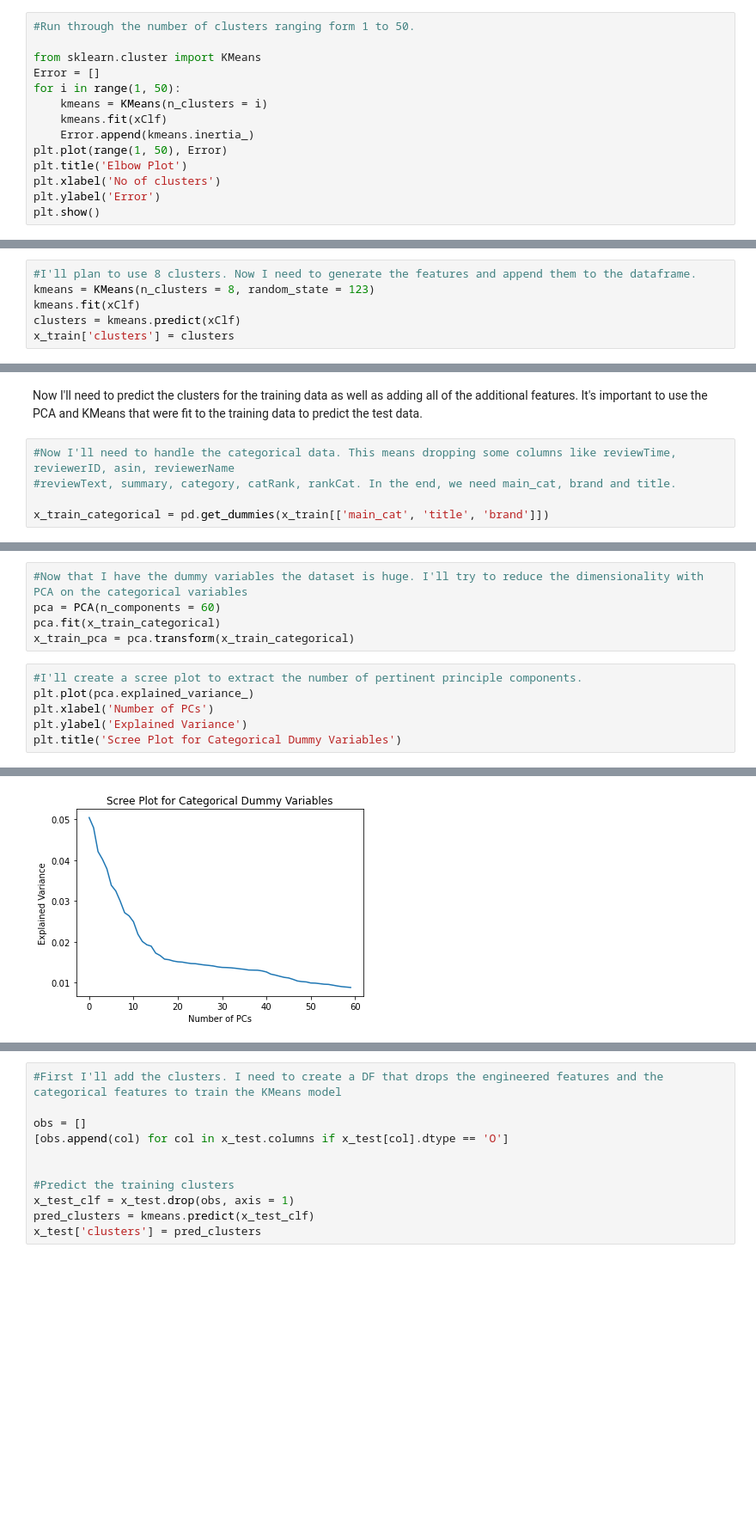
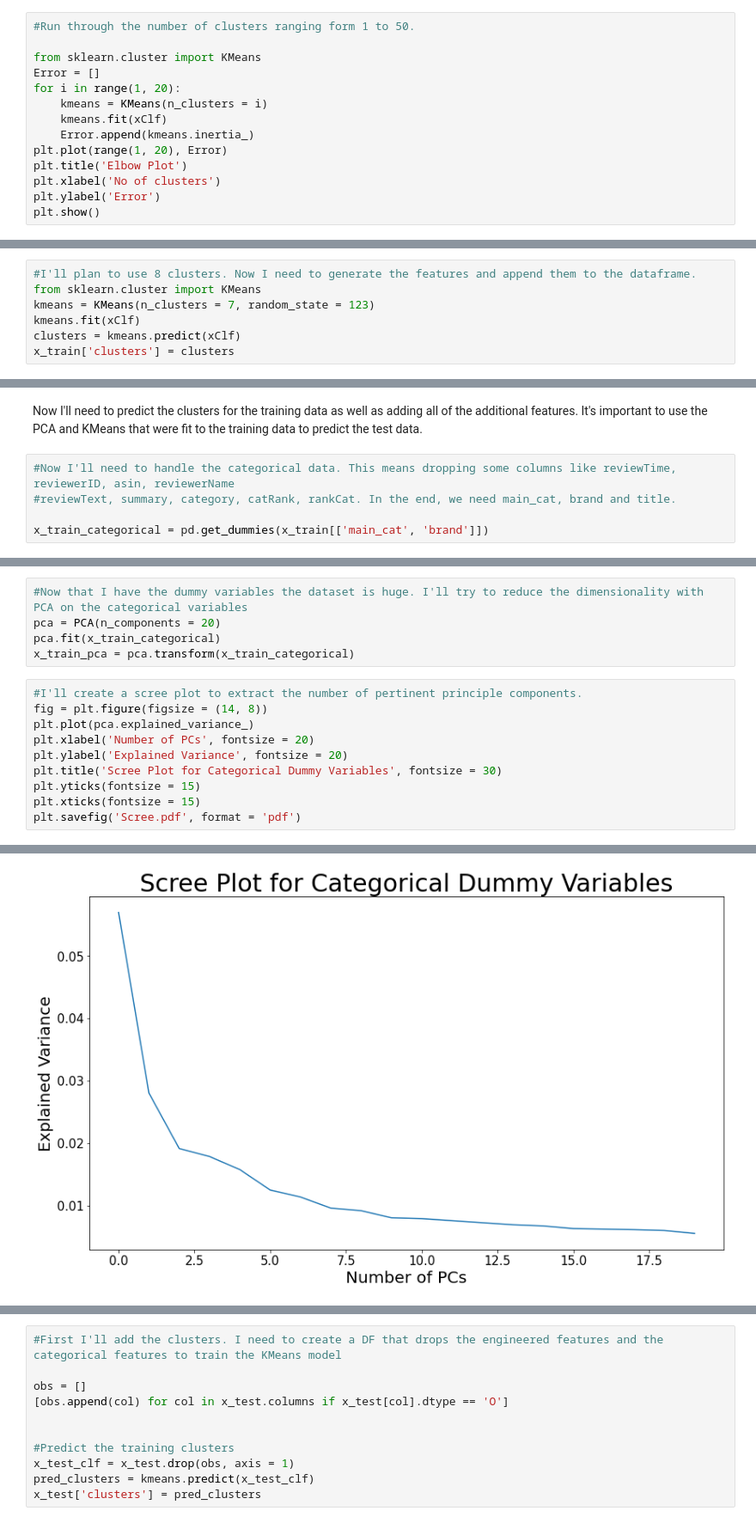
Before and after one commit to michaeltrent/Amazon_Product_Review_Project, a Jupyter notebook: Amazon_Product_Review_Feature_Engineering.ipynb, the cells around one changed output, grey strips where cells are left out. Shown at 86% size. Saved outputs shown, nothing was run; the diff lists cells and outputs as text; blank space fills up the shorter version.

```diff
--- a/Amazon_Product_Review_Feature_Engineering.ipynb
+++ b/Amazon_Product_Review_Feature_Engineering.ipynb
@@ -170,11 +269,11 @@ xClf = x_train.drop(obs, axis = 1)
 
 from sklearn.cluster import KMeans
 Error = []
-for i in range(1, 50):
+for i in range(1, 20):
     kmeans = KMeans(n_clusters = i)
     kmeans.fit(xClf)
     Error.append(kmeans.inertia_)
-plt.plot(range(1, 50), Error)
+plt.plot(range(1, 20), Error)
 plt.title('Elbow Plot')
 plt.xlabel('No of clusters')
 plt.ylabel('Error')
@@ -184,6 +283,7 @@ plt.show()
 # %%
 #I'll plan to use 8 clusters. Now I need to generate the features and append them to the dataframe.
-kmeans = KMeans(n_clusters = 8, random_state = 123)
+from sklearn.cluster import KMeans
+kmeans = KMeans(n_clusters = 7, random_state = 123)
 kmeans.fit(xClf)
 clusters = kmeans.predict(xClf)
 x_train['clusters'] = clusters
@@ -261,7 +361,7 @@ Now I'll need to predict the clusters for the training data as well as adding al
 #Now I'll need to handle the categorical data. This means dropping some columns like reviewTime, reviewerID, asin, reviewerName
 #reviewText, summary, category, catRank, rankCat. In the end, we need main_cat, brand and title.
 
-x_train_categorical = pd.get_dummies(x_train[['main_cat', 'title', 'brand']])
+x_train_categorical = pd.get_dummies(x_train[['main_cat', 'brand']])
 # %%
 print('Categorical Dummies will add %d columns to the data' %x_train_categorical.shape[1])
 # %% [output]
@@ -269,12 +369,16 @@ Categorical Dummies will add 444 columns to the data
 # %%
 #Now that I have the dummy variables the dataset is huge. I'll try to reduce the dimensionality with PCA on the categorical variables
-pca = PCA(n_components = 60)
+pca = PCA(n_components = 20)
 pca.fit(x_train_categorical)
 x_train_pca = pca.transform(x_train_categorical)
 # %%
 #I'll create a scree plot to extract the number of pertinent principle components.
+fig = plt.figure(figsize = (14, 8))
 plt.plot(pca.explained_variance_)
-plt.xlabel('Number of PCs')
-plt.ylabel('Explained Variance')
-plt.title('Scree Plot for Categorical Dummy Variables')
+plt.xlabel('Number of PCs', fontsize = 20)
+plt.ylabel('Explained Variance', fontsize = 20)
+plt.title('Scree Plot for Categorical Dummy Variables', fontsize = 30)
+plt.yticks(fontsize = 15)
+plt.xticks(fontsize = 15)
+plt.savefig('Scree.pdf', format = 'pdf')
 # %% [output]
@@ -282 +385 @@ Text(0.5, 1.0, 'Scree Plot for Categorical Dummy Variables')
-[figure, old version]
+[figure, new version]
```
Also changed, not shown: parts of 41 cells of this notebook, 3 other files.
